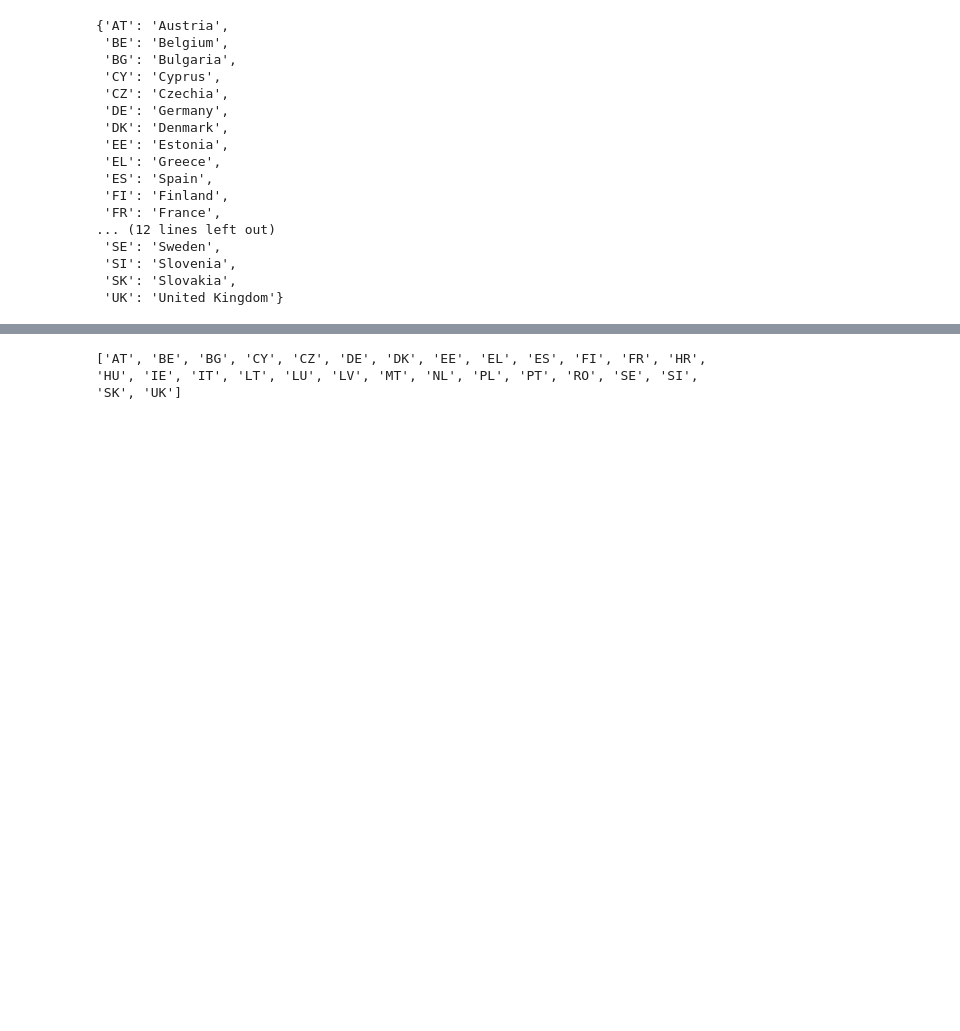
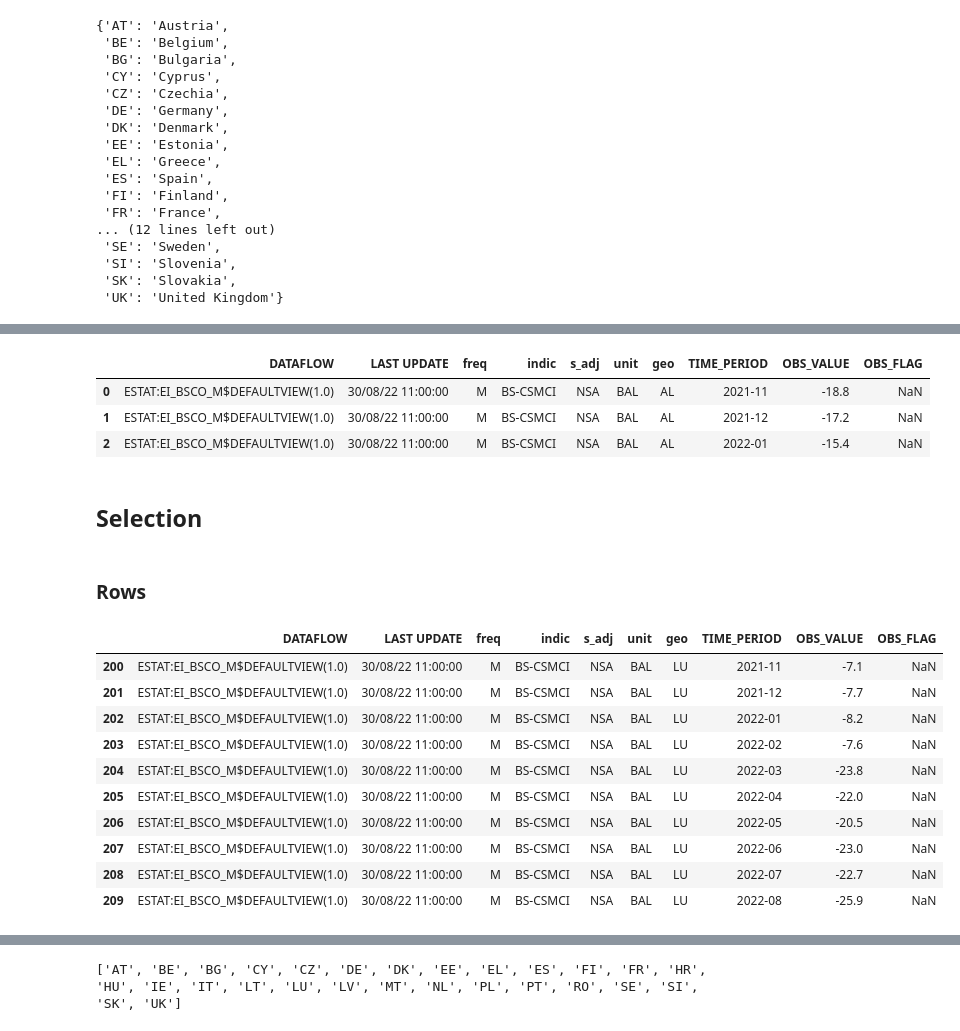
Before and after one commit to ckauth/eurostat_python_intro, a Jupyter notebook: 03_DataTypes.ipynb, the cells around one changed output, grey strips where cells are left out. Cells and saved outputs as stored; diff of their text form; code cells hidden in the pictures; blank space fills up the shorter version.

```diff
--- a/03_DataTypes.ipynb
+++ b/03_DataTypes.ipynb
@@ -1251,0 +1291,25 @@ countries_names
+# %%
+df.head(3)
+# %% [output]
+|  | DATAFLOW | LAST UPDATE | freq | indic | s_adj | unit | geo | TIME_PERIOD | OBS_VALUE | OBS_FLAG |
+| 0 | ESTAT:EI_BSCO_M$DEFAULTVIEW(1.0) | 30/08/22 11:00:00 | M | BS-CSMCI | NSA | BAL | AL | 2021-11 | -18.8 | NaN |
+| 1 | ESTAT:EI_BSCO_M$DEFAULTVIEW(1.0) | 30/08/22 11:00:00 | M | BS-CSMCI | NSA | BAL | AL | 2021-12 | -17.2 | NaN |
+| 2 | ESTAT:EI_BSCO_M$DEFAULTVIEW(1.0) | 30/08/22 11:00:00 | M | BS-CSMCI | NSA | BAL | AL | 2022-01 | -15.4 | NaN |
+# %% [markdown]
+## Selection
+# %% [markdown]
+### Rows
+# %%
+df[df['geo'] == 'LU']
+# %% [output]
+|  | DATAFLOW | LAST UPDATE | freq | indic | s_adj | unit | geo | TIME_PERIOD | OBS_VALUE | OBS_FLAG |
+| 200 | ESTAT:EI_BSCO_M$DEFAULTVIEW(1.0) | 30/08/22 11:00:00 | M | BS-CSMCI | NSA | BAL | LU | 2021-11 | -7.1 | NaN |
+| 201 | ESTAT:EI_BSCO_M$DEFAULTVIEW(1.0) | 30/08/22 11:00:00 | M | BS-CSMCI | NSA | BAL | LU | 2021-12 | -7.7 | NaN |
+| 202 | ESTAT:EI_BSCO_M$DEFAULTVIEW(1.0) | 30/08/22 11:00:00 | M | BS-CSMCI | NSA | BAL | LU | 2022-01 | -8.2 | NaN |
+| 203 | ESTAT:EI_BSCO_M$DEFAULTVIEW(1.0) | 30/08/22 11:00:00 | M | BS-CSMCI | NSA | BAL | LU | 2022-02 | -7.6 | NaN |
+| 204 | ESTAT:EI_BSCO_M$DEFAULTVIEW(1.0) | 30/08/22 11:00:00 | M | BS-CSMCI | NSA | BAL | LU | 2022-03 | -23.8 | NaN |
+| 205 | ESTAT:EI_BSCO_M$DEFAULTVIEW(1.0) | 30/08/22 11:00:00 | M | BS-CSMCI | NSA | BAL | LU | 2022-04 | -22.0 | NaN |
+| 206 | ESTAT:EI_BSCO_M$DEFAULTVIEW(1.0) | 30/08/22 11:00:00 | M | BS-CSMCI | NSA | BAL | LU | 2022-05 | -20.5 | NaN |
+| 207 | ESTAT:EI_BSCO_M$DEFAULTVIEW(1.0) | 30/08/22 11:00:00 | M | BS-CSMCI | NSA | BAL | LU | 2022-06 | -23.0 | NaN |
+| 208 | ESTAT:EI_BSCO_M$DEFAULTVIEW(1.0) | 30/08/22 11:00:00 | M | BS-CSMCI | NSA | BAL | LU | 2022-07 | -22.7 | NaN |
+| 209 | ESTAT:EI_BSCO_M$DEFAULTVIEW(1.0) | 30/08/22 11:00:00 | M | BS-CSMCI | NSA | BAL | LU | 2022-08 | -25.9 | NaN |
```
Also changed, not shown: parts of 55 cells of this notebook, 2 other files.
